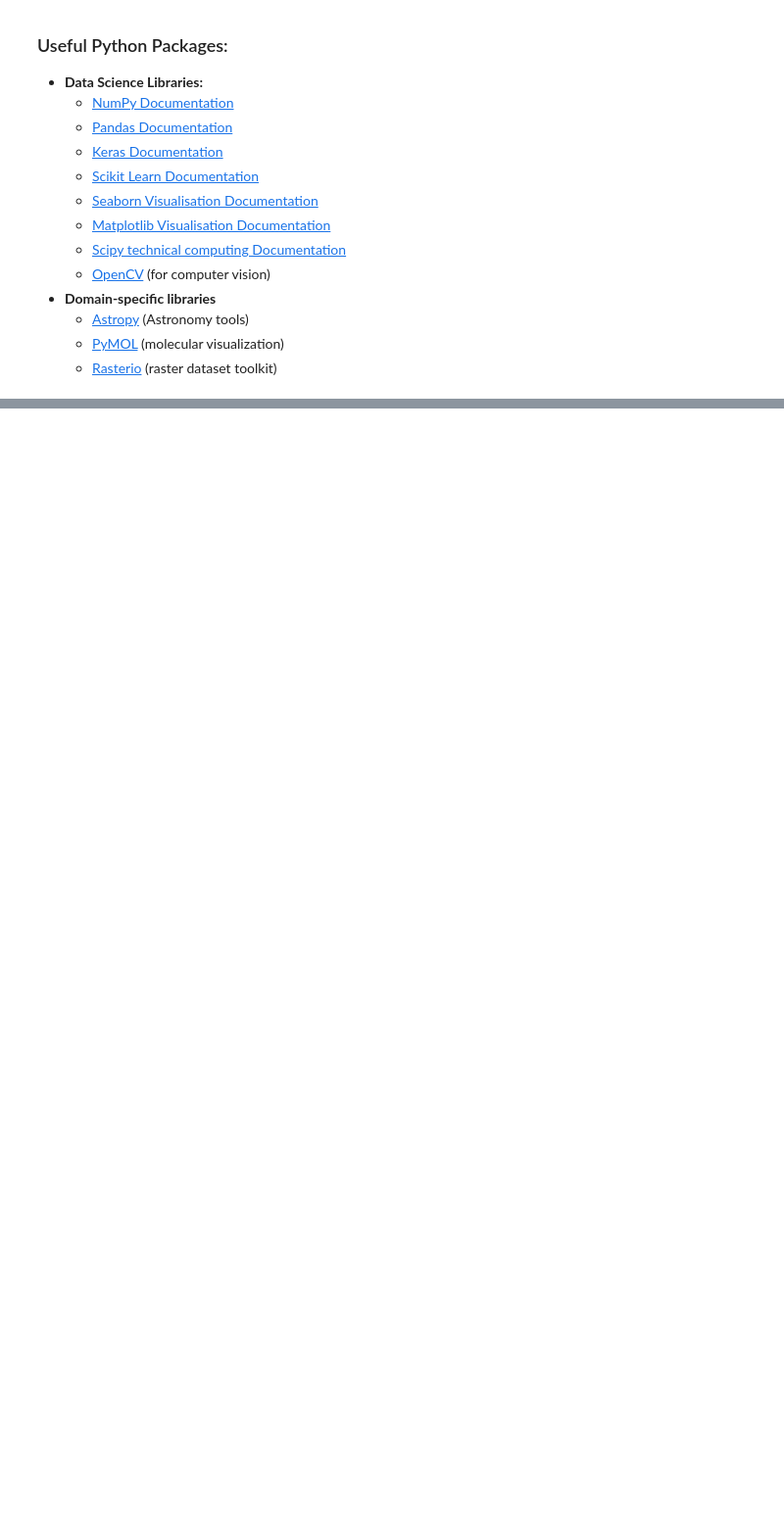
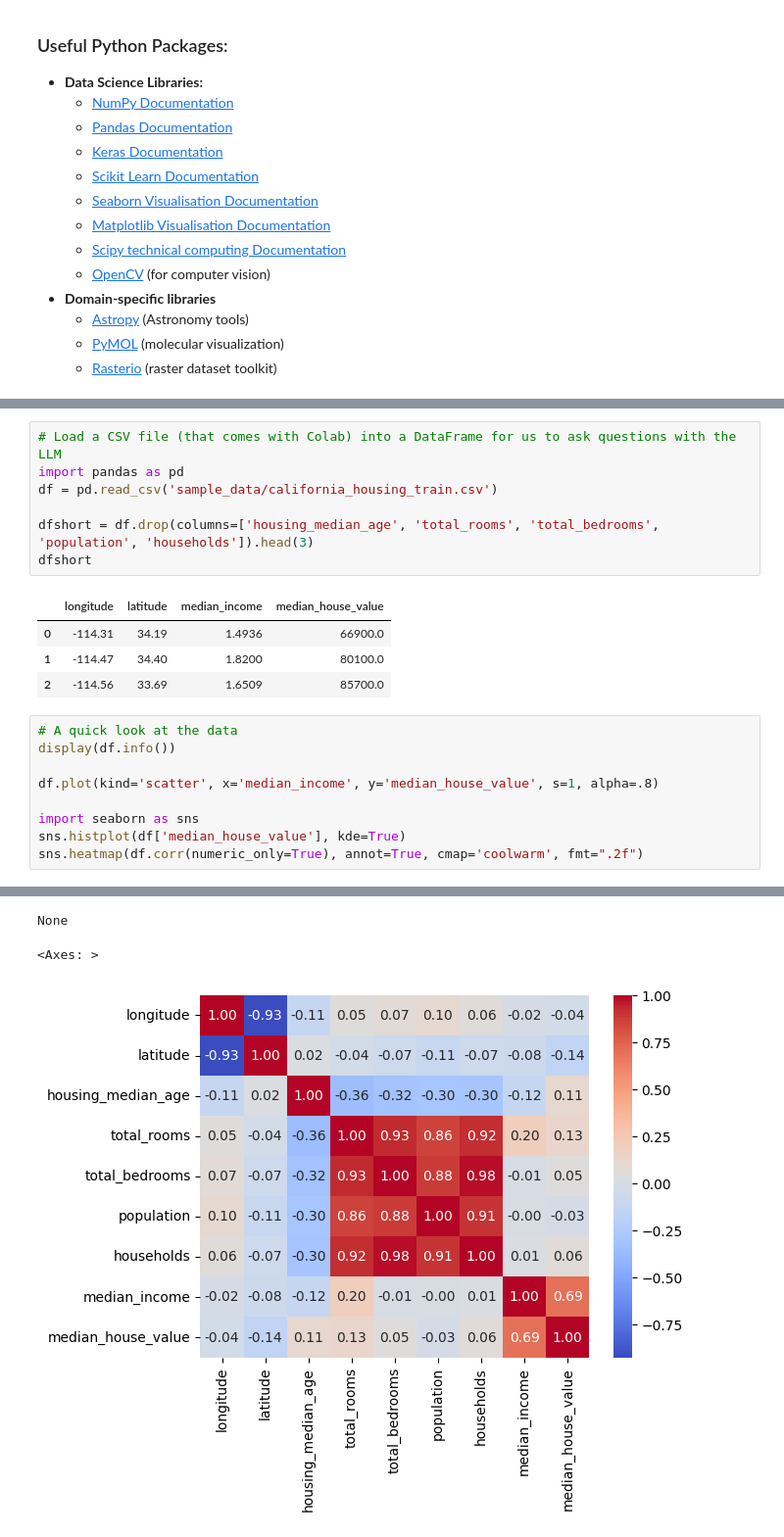
Before and after one commit to gdgaiforscience/Build-with-AI, a Jupyter notebook: session/01-intro.ipynb, the cells around one changed output, grey strips where cells are left out. Shown at 98% size. Saved outputs shown, nothing was run; the diff lists cells and outputs as text; blank space fills up the shorter version.

```diff
--- a/session/01-intro.ipynb
+++ b/session/01-intro.ipynb
@@ -627,0 +882,22 @@ Samples treated with DrugA:
+# %%
+# Load a CSV file (that comes with Colab) into a DataFrame for us to ask questions with the LLM
+import pandas as pd
+df = pd.read_csv('sample_data/california_housing_train.csv')
+
+dfshort = df.drop(columns=['housing_median_age', 'total_rooms', 'total_bedrooms', 'population', 'households']).head(3)
+dfshort
+# %% [output]
+|  | longitude | latitude | median_income | median_house_value |
+| 0 | -114.31 | 34.19 | 1.4936 | 66900.0 |
+| 1 | -114.47 | 34.40 | 1.8200 | 80100.0 |
+| 2 | -114.56 | 33.69 | 1.6509 | 85700.0 |
+# %%
+# A quick look at the data
+display(df.info())
+
+df.plot(kind='scatter', x='median_income', y='median_house_value', s=1, alpha=.8)
+
+import seaborn as sns
+sns.histplot(df['median_house_value'], kde=True)
+sns.heatmap(df.corr(numeric_only=True), annot=True, cmap='coolwarm', fmt=".2f")
+# %% [output]
@@ -627,0 +920,3 @@ Samples treated with DrugA:
+None
+<Axes: >
+[figure, added]
```
Also changed, not shown: parts of 28 cells of this notebook, 5 other files.
